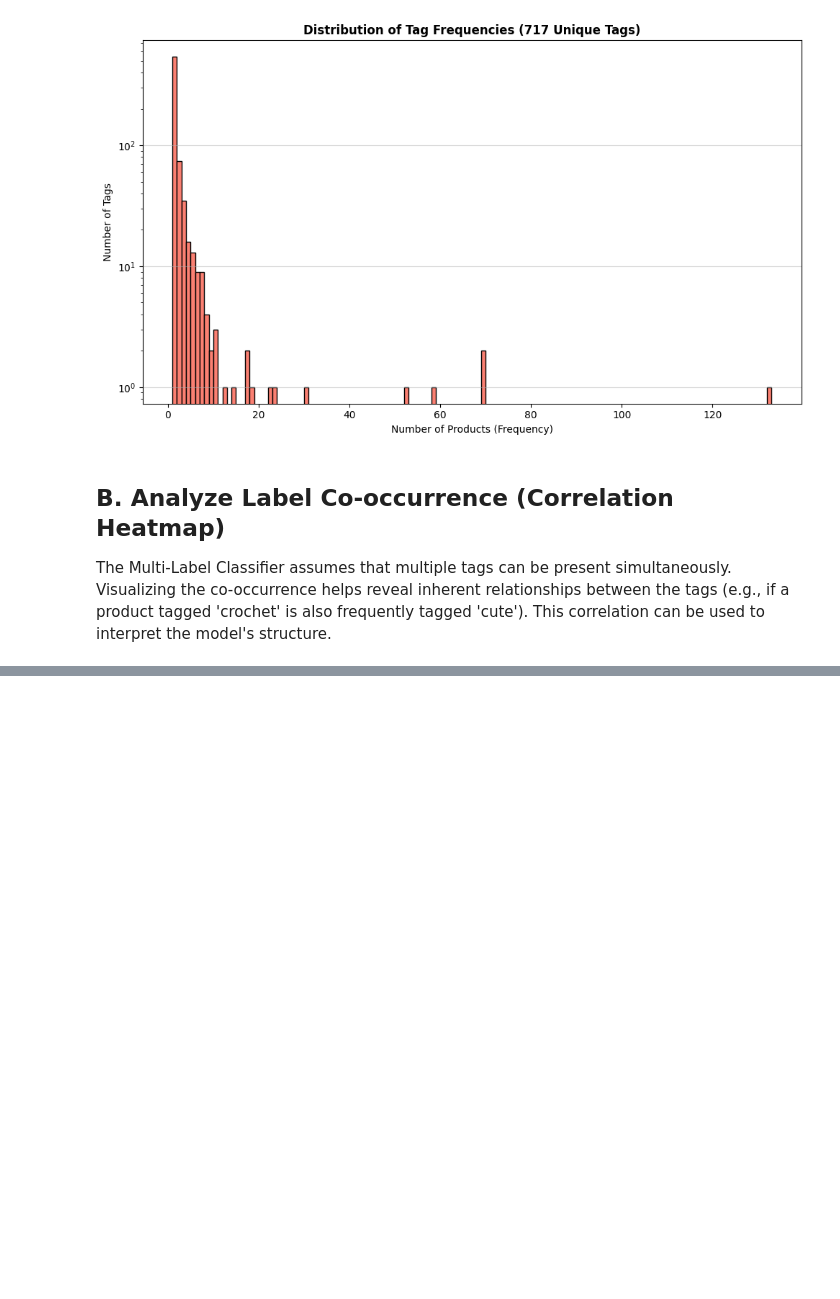
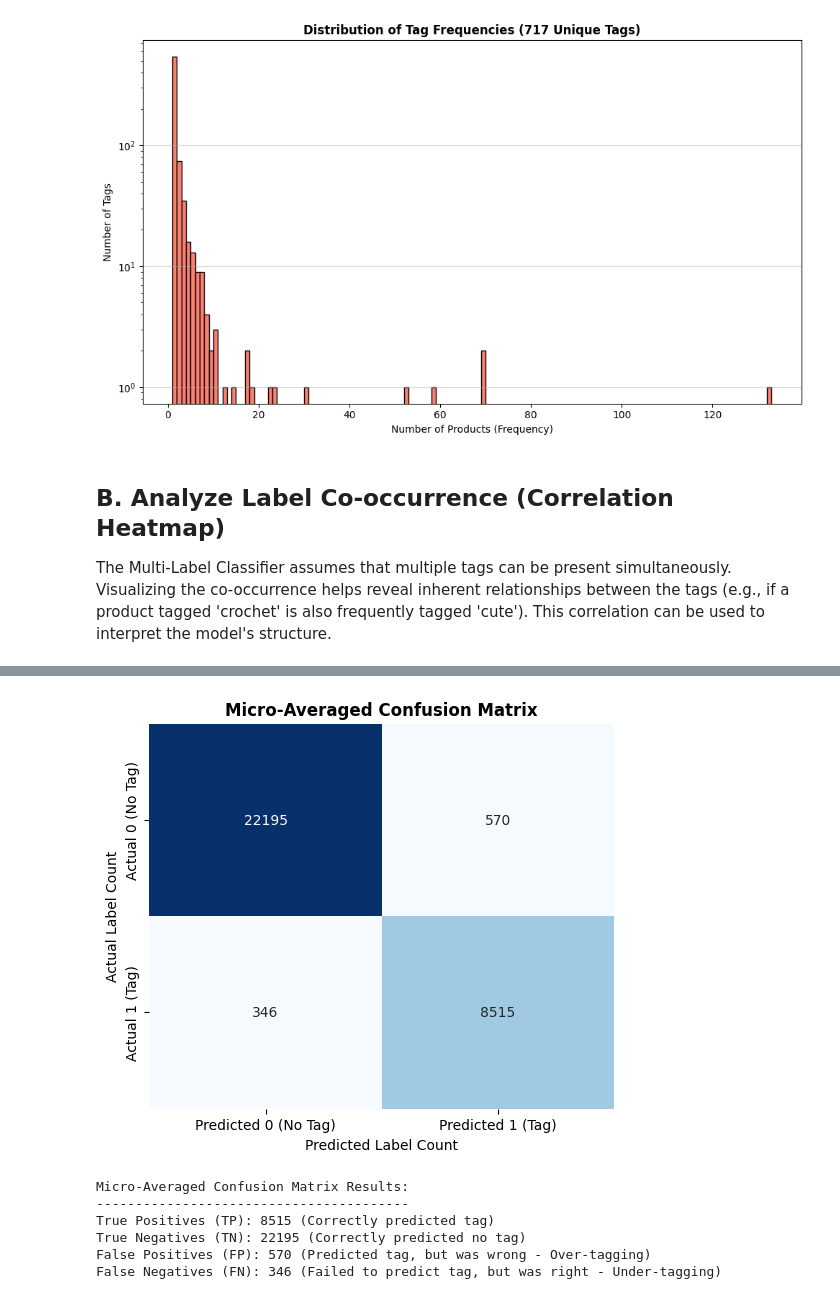
Before and after one commit to MJTeopaco/Lumora_AI-Powered_E-Commerce_Website, a Jupyter notebook: documentation/Auto-Tagging_Documentation.ipynb, the cells around one changed output, grey strips where cells are left out. Cells and saved outputs as stored; diff of their text form; code cells hidden in the pictures; blank space fills up the shorter version.

Commit message:
feat: auto-tagging models are created and documentation is almost finished.

```diff
--- a/documentation/Auto-Tagging_Documentation.ipynb
+++ b/documentation/Auto-Tagging_Documentation.ipynb
@@ -663,0 +1222,13 @@ plt.show()
+# %%
+# Use the trained model to predict the labels for the test set features
+# The model will output a binary array (0 or 1) for each tag for every test product.
+Y_pred = model.predict(X_test)
+
+print("✓ Prediction matrix (Y_pred) successfully generated.")
+print(f"Prediction matrix shape: {Y_pred.shape}")
+
+# Display the first 10 predicted tag arrays for inspection
+# Since Y_pred is a NumPy array, we use simple slicing:
+print("\nFirst 10 Predicted Tag Arrays (Y_pred):")
+print("-" * 40)
+print(Y_pred[:10])
@@ -663,0 +1253,51 @@ plt.show()
+# %%
+from sklearn.metrics import confusion_matrix
+import numpy as np
+import matplotlib.pyplot as plt
+import seaborn as sns
+
+# 1. Convert the Pandas DataFrame (Y_test) and the prediction matrix (Y_pred)
+# into dense NumPy arrays for the confusion matrix calculation.
+Y_test_dense = Y_test.values
+
+# --- FIX IS HERE ---
+# Y_pred is already a dense NumPy array from model.predict(), so we don't need .toarray()
+Y_pred_dense = Y_pred
+
+# 2. Calculate the overall Confusion Matrix (Micro-Averaged)
+# We flatten the matrices so scikit-learn treats it as one long stream of binary predictions.
+conf_mat = confusion_matrix(Y_test_dense.ravel(), Y_pred_dense.ravel())
+
+# 3. Visualize the Confusion Matrix
+plt.figure(figsize=(6, 5))
+sns.heatmap(
+    conf_mat,
+    annot=True,
+    fmt='d',
+    cmap='Blues',
+    cbar=False,
+    xticklabels=['Predicted 0 (No Tag)', 'Predicted 1 (Tag)'],
+    yticklabels=['Actual 0 (No Tag)', 'Actual 1 (Tag)']
+)
+plt.title('Micro-Averaged Confusion Matrix', fontweight='bold')
+plt.ylabel('Actual Label Count')
+plt.xlabel('Predicted Label Count')
+plt.show()
+
+# 4. Extract key values for interpretation
+TN, FP, FN, TP = conf_mat.ravel()
+
+print("Micro-Averaged Confusion Matrix Results:")
+print("-" * 40)
+print(f"True Positives (TP): {TP} (Correctly predicted tag)")
+print(f"True Negatives (TN): {TN} (Correctly predicted no tag)")
+print(f"False Positives (FP): {FP} (Predicted tag, but was wrong - Over-tagging)")
+print(f"False Negatives (FN): {FN} (Failed to predict tag, but was right - Under-tagging)")
+# %% [output]
+[figure, added]
+Micro-Averaged Confusion Matrix Results:
+----------------------------------------
+True Positives (TP): 8515 (Correctly predicted tag)
+True Negatives (TN): 22195 (Correctly predicted no tag)
+False Positives (FP): 570 (Predicted tag, but was wrong - Over-tagging)
+False Negatives (FN): 346 (Failed to predict tag, but was right - Under-tagging)
```
Also changed, not shown: parts of 26 cells of this notebook, 10 other files.
